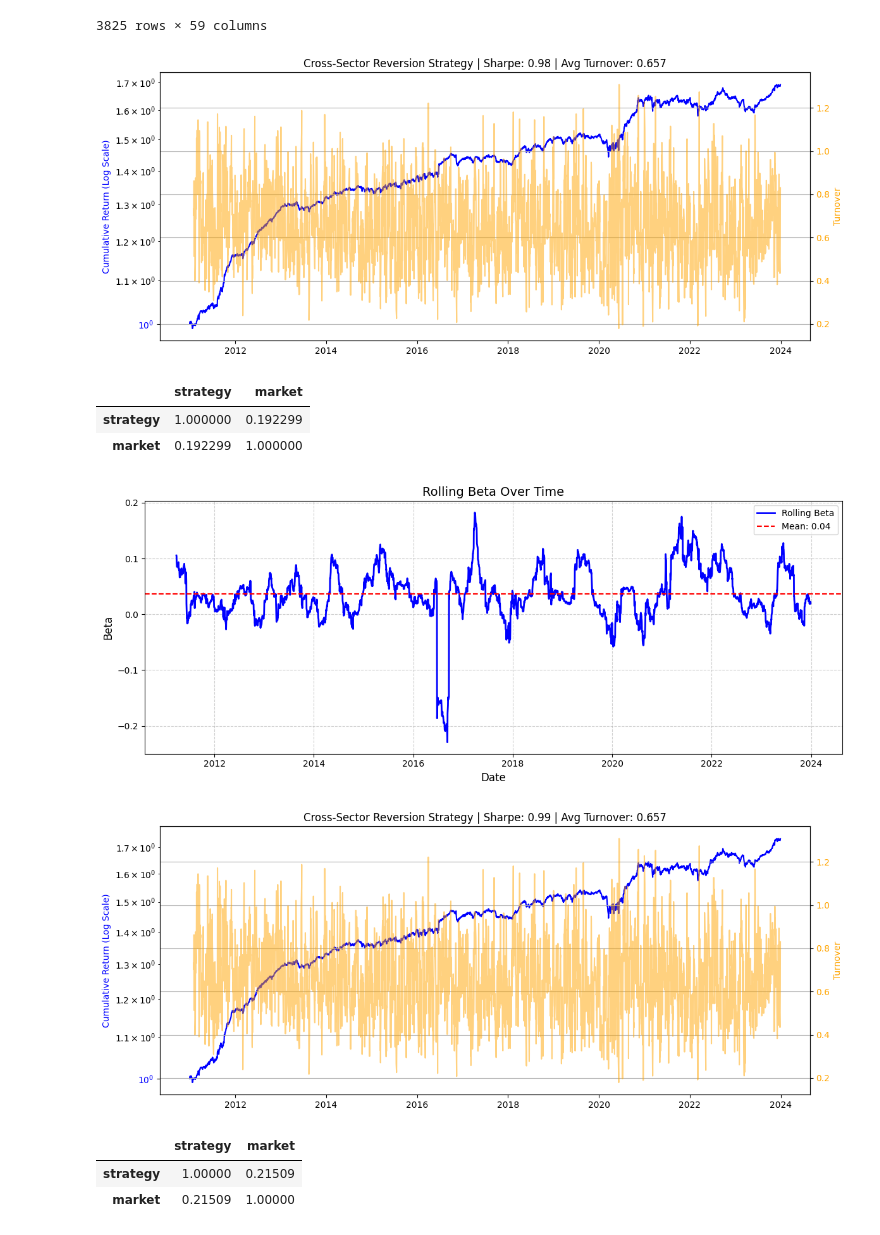
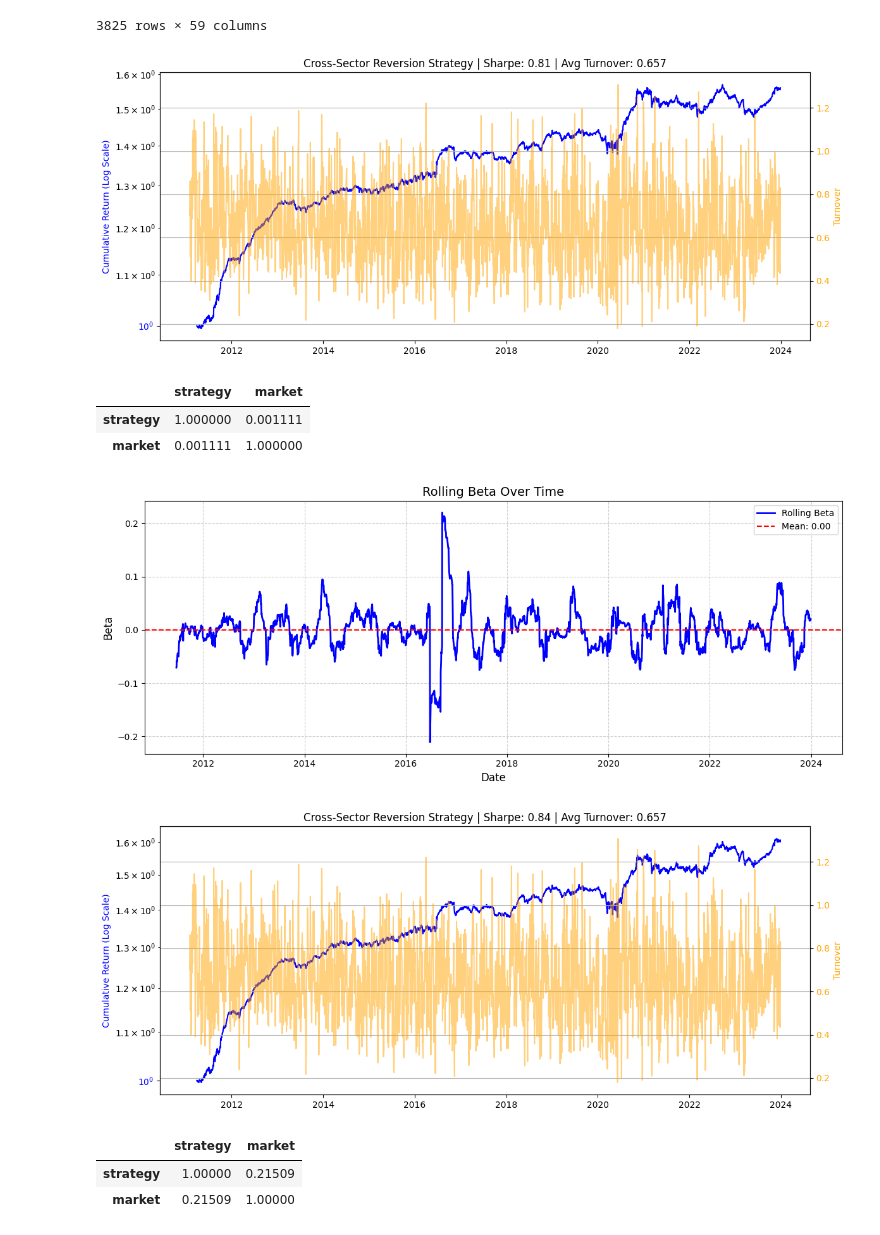
Before and after one commit to YunhoJeonKor/Residual-momentum, a Jupyter notebook: Final_file.ipynb, the cells around one changed output. Saved outputs shown, nothing was run; the diff lists cells and outputs as text; code cells hidden in the pictures.

```diff
--- a/Final_file.ipynb
+++ b/Final_file.ipynb
@@ -173,7 +173,7 @@ asset_returns_new
 | 2025-06-24 | 0.001015 | 0.010676 | 0.003494 | 0.000000 | 0.000000 | 0.010055 | -0.000019 | -0.021429 | -0.031942 | -0.044152 | ... | ... |
 3891 rows × 168 columns
 # %%
-market_residuals = pd.read_csv("/Users/yunhojeon/Desktop/validity base/git/data/final_market residual(style+sector).csv",
+market_residuals = pd.read_csv("data/final_market residual(style+sector).csv",
                                    index_col=0,
                                 parse_dates=True)
 market_residuals
@@ -301,7 +301,8 @@ market_residuals
 3825 rows × 59 columns
 # %%
 def backtest(df_rets, market_residuals, market_returns, etf_assortment, rf_daily, signal_window = 1, vol_window = 20, vol_scale = False, plot_true = True,
-              exponential_weights = True, sector_neutral = True, percentile = True, market_hedged = False, beta_window = 60, weights_clip = False, max_weight = 0.05):
+              exponential_weights = True, sector_neutral = True, percentile = True, market_hedged = False, beta_window = 60, weights_clip = False, max_weight = 0.05
+              , beta_hedge = False, lag = 1):
 
 
     sector_resid = market_residuals
@@ -395,7 +396,23 @@ def backtest(df_rets, market_residuals, market_returns, etf_assortment, rf_daily
         turnover.iloc[t] = (curr - prev).abs().sum()
 
     avg_turnover = turnover.dropna().mean()
-    strategy_returns = (weights.shift(1) * df_rets).sum(axis=1)
+    strategy_returns = (weights.shift(lag) * df_rets).sum(axis=1)
+    if beta_hedge:
+        aligned_returns = pd.concat([strategy_returns, market_returns['IWV']], axis=1).dropna()
+        aligned_returns.columns = ['strategy', 'market']
+        # Set rolling window
+        window = 60  # 60 day
+        # Add constant for intercept in regression
+        X = sm.add_constant(aligned_returns['market'])
+        y = aligned_returns['strategy']
+        rolling_ols = RollingOLS(endog=y, exog=X, window=window)
+        rolling_res = rolling_ols.fit()
+        rolling_beta = rolling_res.params['market']
+        # Align beta with strategy_returns and calculate residuals
+        beta_aligned = rolling_beta.shift(1)  # Avoid look-ahead bias
+        strategy_neutralized = aligned_returns['strategy'] - beta_aligned * aligned_returns['market']
+        strategy_neutralized.name = 'strategy_beta_neutral'
+        strategy_returns = strategy_neutralized
     if not market_hedged:
         same_date = strategy_returns.index.intersection(rf_daily.index)
         sharpe = ((strategy_returns[same_date] - rf_daily[same_date]).mean()) / strategy_returns.std() * np.sqrt(252)
@@ -451,9 +468,9 @@ def backtest(df_rets, market_residuals, market_returns, etf_assortment, rf_daily
 
 (long_weights,short_weights,weights,strategy_returns) = backtest(market_residuals.loc['2010-12-31':'2023-12-31'], market_residuals.loc['2010-12-31':'2023-12-31'],market_returns, etf_assortment,
           rf_daily, signal_window = 1, vol_window = 20, vol_scale = False, plot_true = True, sector_neutral= True, exponential_weights= True, percentile = False, market_hedged = False,
-          beta_window= 60)
+          beta_window= 60, beta_hedge=True)
 # %% [output]
-[figure, old version]
+[figure, new version]
 # %%
 window = 60
 aligned = pd.concat([strategy_returns, market_returns['IWV']], axis=1).dropna()
@@ -463,8 +480,8 @@ aligned = aligned.iloc[1:]
 aligned.corr()
 # %% [output]
 |  | strategy | market |
-| strategy | 1.000000 | 0.192299 |
-| market | 0.192299 | 1.000000 |
+| strategy | 1.000000 | 0.001111 |
+| market | 0.001111 | 1.000000 |
 # %%
 mean_beta = rolling_beta.mean()
 plt.figure(figsize=(12, 5))
@@ -480,13 +497,13 @@ plt.tight_layout()
 
 plt.show()
 # %% [output]
-[figure, old version]
+[figure, new version]
 # %%
 (long_weights,short_weights,weights,strategy_returns) = backtest(df_rets.loc['2010-12-31':'2023-12-31'], market_residuals.loc['2010-12-31':'2023-12-31'],market_returns, etf_assortment,
           rf_daily, signal_window = 1, vol_window = 20, vol_scale = False, plot_true = True, sector_neutral= True, exponential_weights= True, percentile = False, market_hedged = False,
-          beta_window= 60)
+          beta_window= 60, beta_hedge=True)
 # %% [output]
-[figure, old version]
+[figure, new version]
 # %%
 window = 60
 aligned = pd.concat([strategy_returns, market_returns['IWV']], axis=1).dropna()
```
Also changed, not shown: parts of 11 cells of this notebook.
